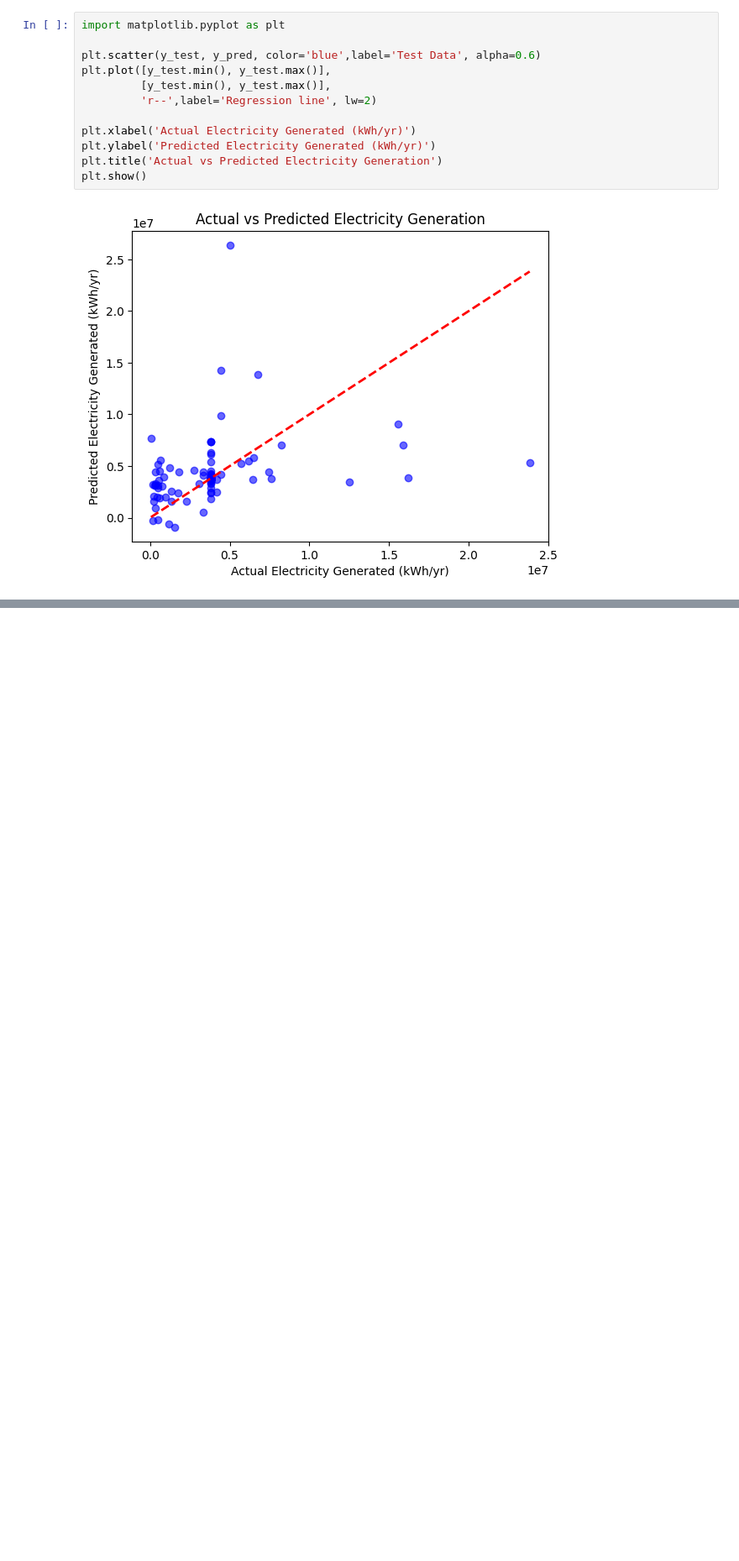
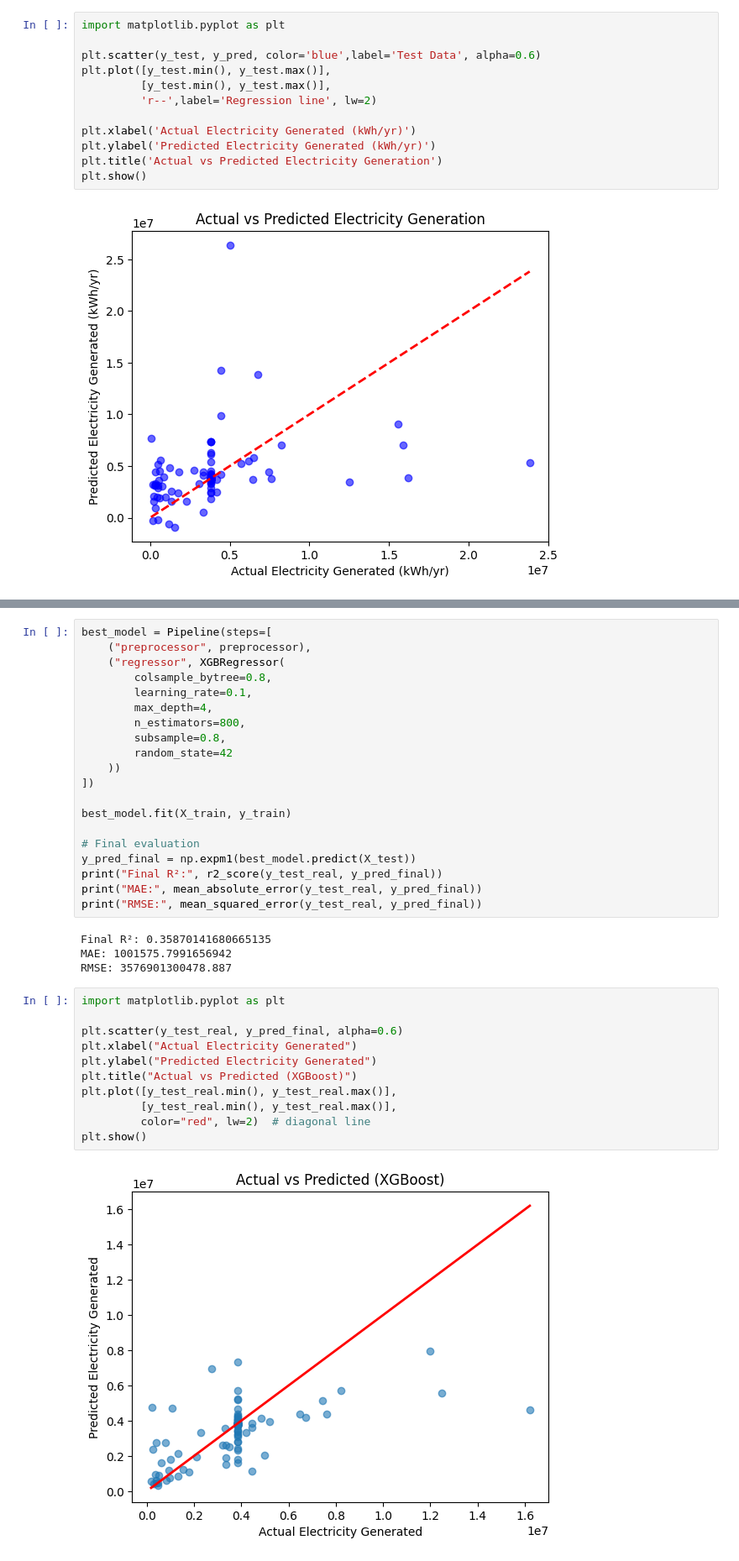
Before and after one commit to UmaPankajam/Sustainable-energy-and-efficiency, a Jupyter notebook: week02.ipynb, the cells around one changed output, grey strips where cells are left out. Shown at 84% size. Saved outputs shown, nothing was run; the diff lists cells and outputs as text; blank space fills up the shorter version.

```diff
--- a/week02.ipynb
+++ b/week02.ipynb
@@ -286,0 +585,37 @@ plt.show()
+# %%
+best_model = Pipeline(steps=[
+    ("preprocessor", preprocessor),
+    ("regressor", XGBRegressor(
+        colsample_bytree=0.8,
+        learning_rate=0.1,
+        max_depth=4,
+        n_estimators=800,
+        subsample=0.8,
+        random_state=42
+    ))
+])
+
+best_model.fit(X_train, y_train)
+
+# Final evaluation
+y_pred_final = np.expm1(best_model.predict(X_test))
+print("Final R²:", r2_score(y_test_real, y_pred_final))
+print("MAE:", mean_absolute_error(y_test_real, y_pred_final))
+print("RMSE:", mean_squared_error(y_test_real, y_pred_final))
+# %% [output]
+Final R²: 0.35870141680665135
+MAE: 1001575.7991656942
+RMSE: 3576901300478.887
+# %%
+import matplotlib.pyplot as plt
+
+plt.scatter(y_test_real, y_pred_final, alpha=0.6)
+plt.xlabel("Actual Electricity Generated")
+plt.ylabel("Predicted Electricity Generated")
+plt.title("Actual vs Predicted (XGBoost)")
+plt.plot([y_test_real.min(), y_test_real.max()],
+         [y_test_real.min(), y_test_real.max()],
+         color="red", lw=2)  # diagonal line
+plt.show()
+# %% [output]
+[figure, added]
```
Also changed, not shown: parts of 16 cells of this notebook.
